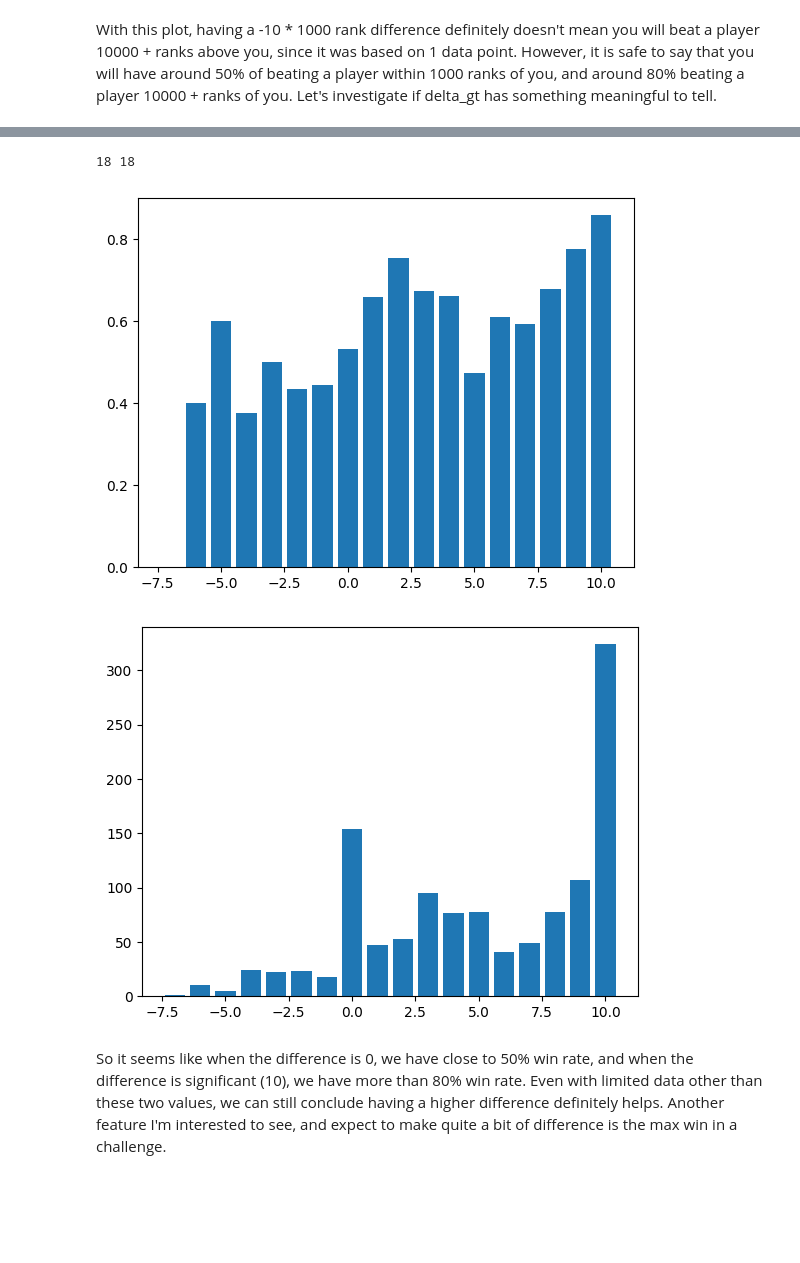
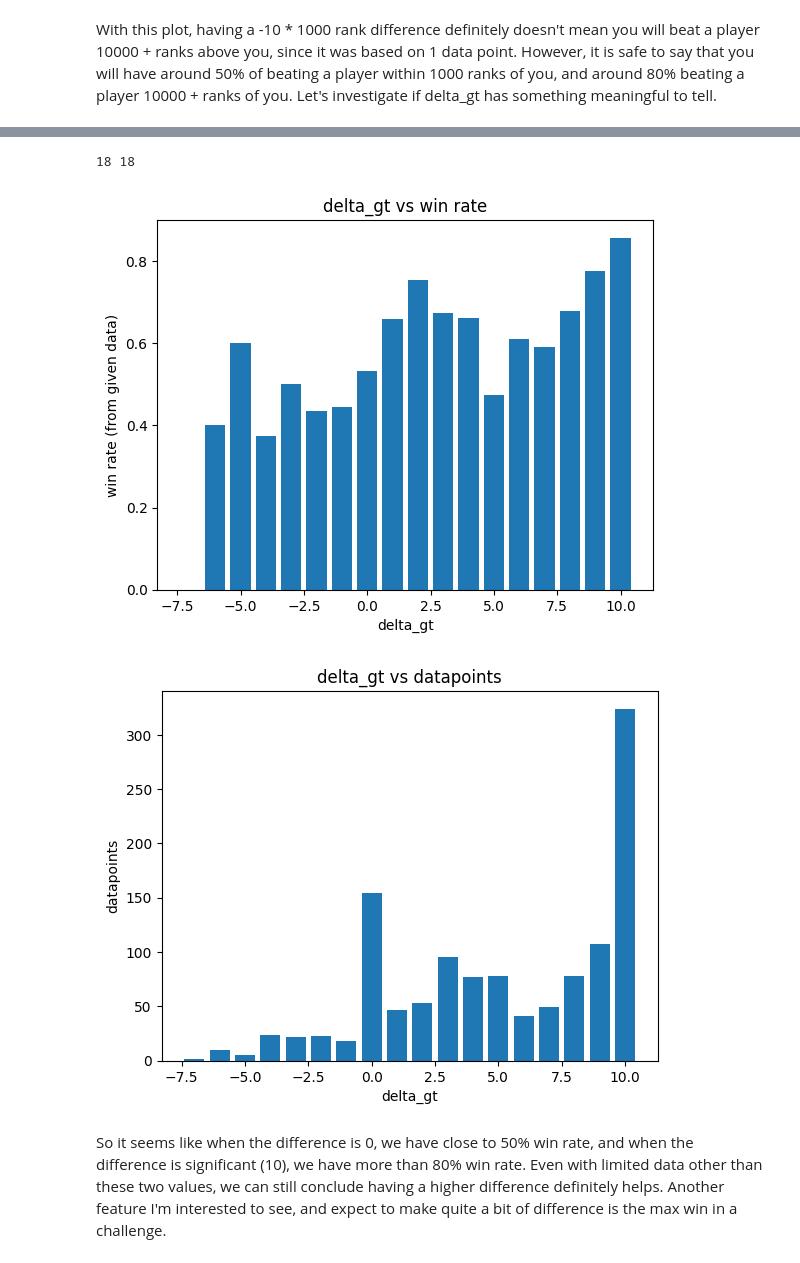
Before and after one commit to Hepaul7/Clash-Royale-Matchup-Predictor, a Jupyter notebook: process_data/data_preprocess.ipynb, the cells around one changed output, grey strips where cells are left out. Cells and saved outputs as stored; diff of their text form; code cells hidden in the pictures; blank space fills up the shorter version.

```diff
--- a/process_data/data_preprocess.ipynb
+++ b/process_data/data_preprocess.ipynb
@@ -8,5 +10,5 @@ First, we load the matrix
 # %%
-MATRIX_PATH = "./matrix_updated.npy"
+MATRIX_PATH = "../matrix_updated.npy"
 matrix = np.load(MATRIX_PATH)
 matrix
 # %% [output]
@@ -119,18 +128,24 @@ delta_gt_plot
 # %%
 x_val = list(delta_gt_plot.keys())
 y_val = [x[0] / x[1] for x in delta_gt_plot.values()]
 print(len(x_val), len(y_val))
 count = [x[1] for x in delta_gt_plot.values()]
 plt.bar(x_val, y_val)
+plt.xlabel('delta_gt')
+plt.ylabel('win rate (from given data)')
+plt.title('delta_gt vs win rate')
 plt.show()
 # %% [output]
 18 18
-[figure, old version]
+[figure, new version]
 # %%
 plt.bar(x_val, count)
+plt.xlabel('delta_gt')
+plt.ylabel('datapoints')
+plt.title('delta_gt vs datapoints')
 plt.show()
 # %% [output]
-[figure, old version]
+[figure, new version]
 # %% [markdown]
 So it seems like when the difference is 0, we have close to 50% win rate, and when the difference is significant (10), we have more than 80% win rate.
 Even with limited data other than these two values, we can still conclude having a higher difference definitely helps. Another feature I'm interested to see, and expect to make quite a bit of difference is the max win in a challenge.
```
Also changed, not shown: parts of 20 cells of this notebook, 3 other files.
